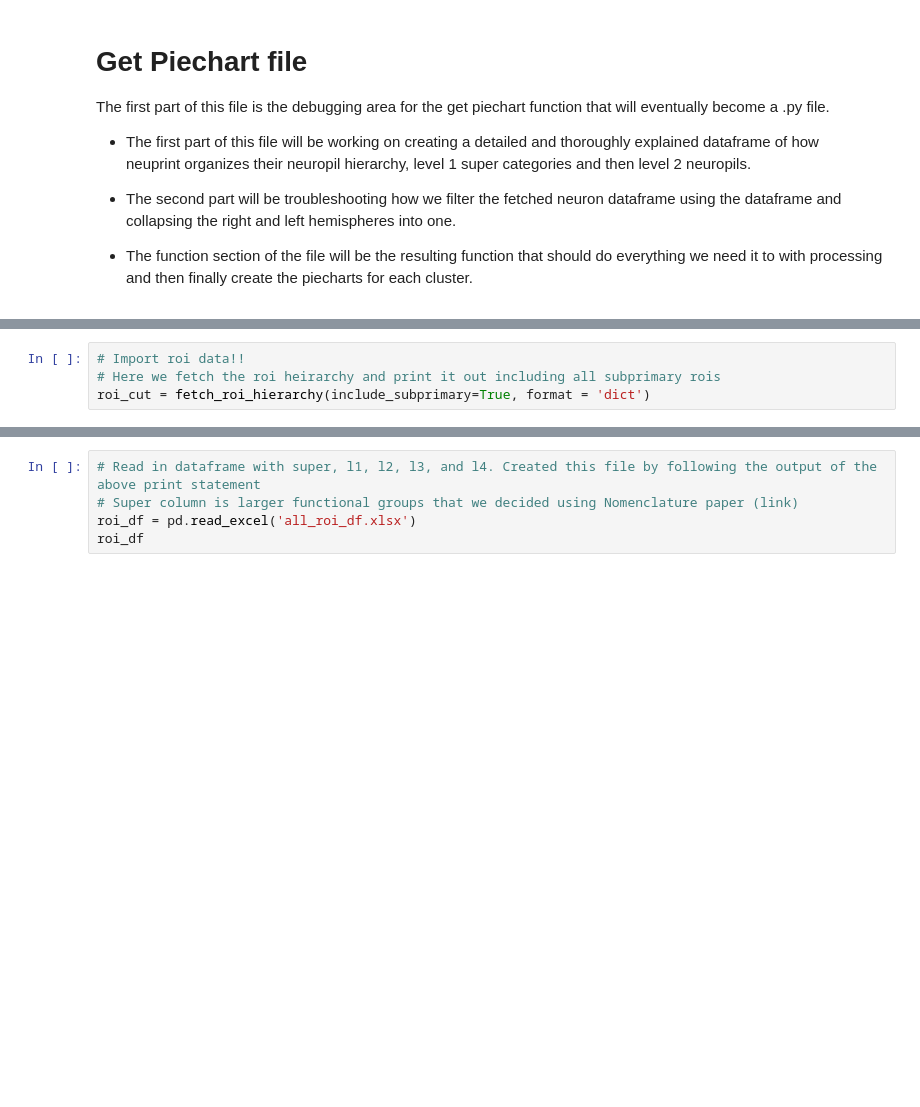
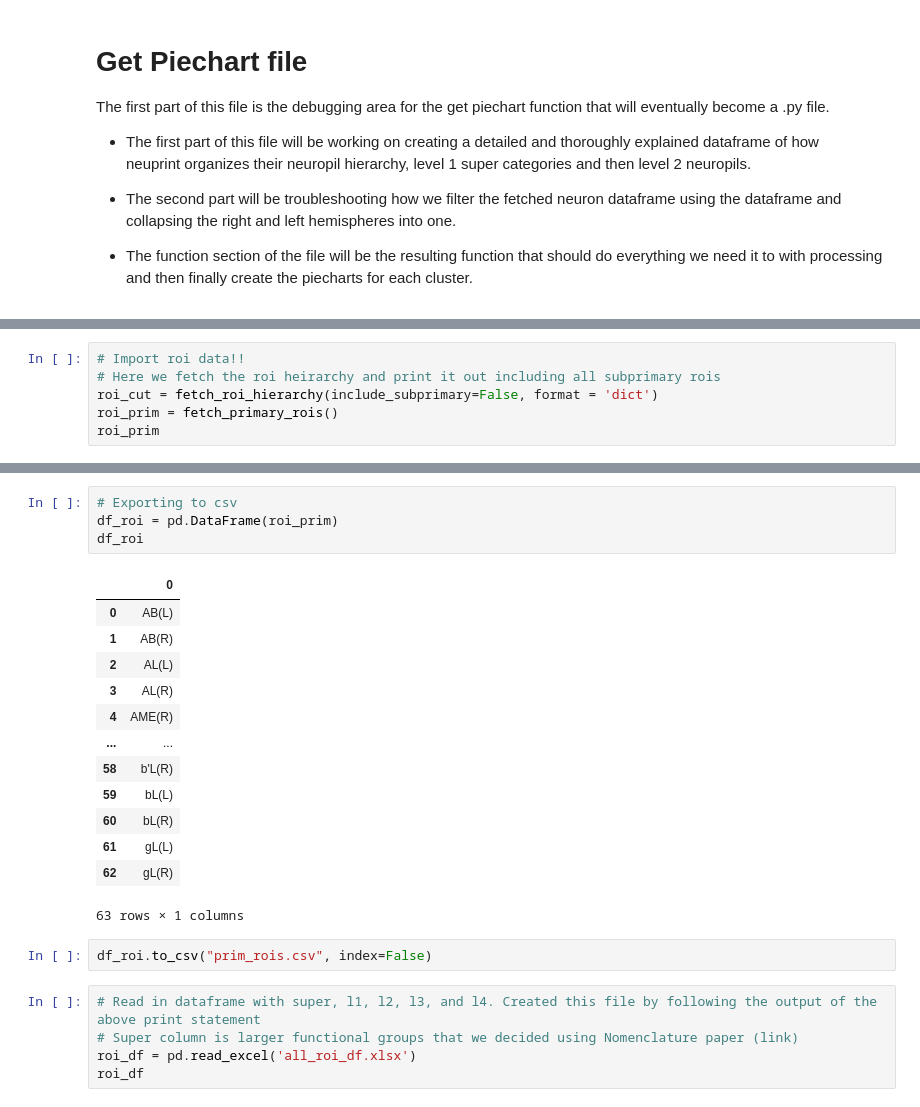
Before and after one commit to Gutierrez-lab/flybrain-clustering-rhessa, a Jupyter notebook: get_piechart.ipynb, the cells around one changed output, grey strips where cells are left out. Drawn from its saved outputs; the diff is of its cells as text; blank space fills up the shorter version.

```diff
--- a/get_piechart.ipynb
+++ b/get_piechart.ipynb
@@ -39,4 +37,6 @@ Intel MKL WARNING: Support of Intel(R) Streaming SIMD Extensions 4.2 (Intel(R) S
 # %%
 # Import roi data!!
 # Here we fetch the roi heirarchy and print it out including all subprimary rois
-roi_cut = fetch_roi_hierarchy(include_subprimary=True, format = 'dict')
+roi_cut = fetch_roi_hierarchy(include_subprimary=False, format = 'dict')
+roi_prim = fetch_primary_rois()
+roi_prim
@@ -43,3 +61,23 @@ roi_cut = fetch_roi_hierarchy(include_subprimary=True, format = 'dict')
+# %%
+# Exporting to csv
+df_roi = pd.DataFrame(roi_prim)
+df_roi
+# %% [output]
+|  | 0 |
+| 0 | AB(L) |
+| 1 | AB(R) |
+| 2 | AL(L) |
+| 3 | AL(R) |
+| 4 | AME(R) |
+| ... | ... |
+| 58 | b'L(R) |
+| 59 | bL(L) |
+| 60 | bL(R) |
+| 61 | gL(L) |
+| 62 | gL(R) |
+63 rows × 1 columns
+# %%
+df_roi.to_csv("prim_rois.csv", index=False)
 # %%
 # Read in dataframe with super, l1, l2, l3, and l4. Created this file by following the output of the above print statement
 # Super column is larger functional groups that we decided using Nomenclature paper (link)
```
Also changed, not shown: parts of 2 cells of this notebook, 3 other files.
